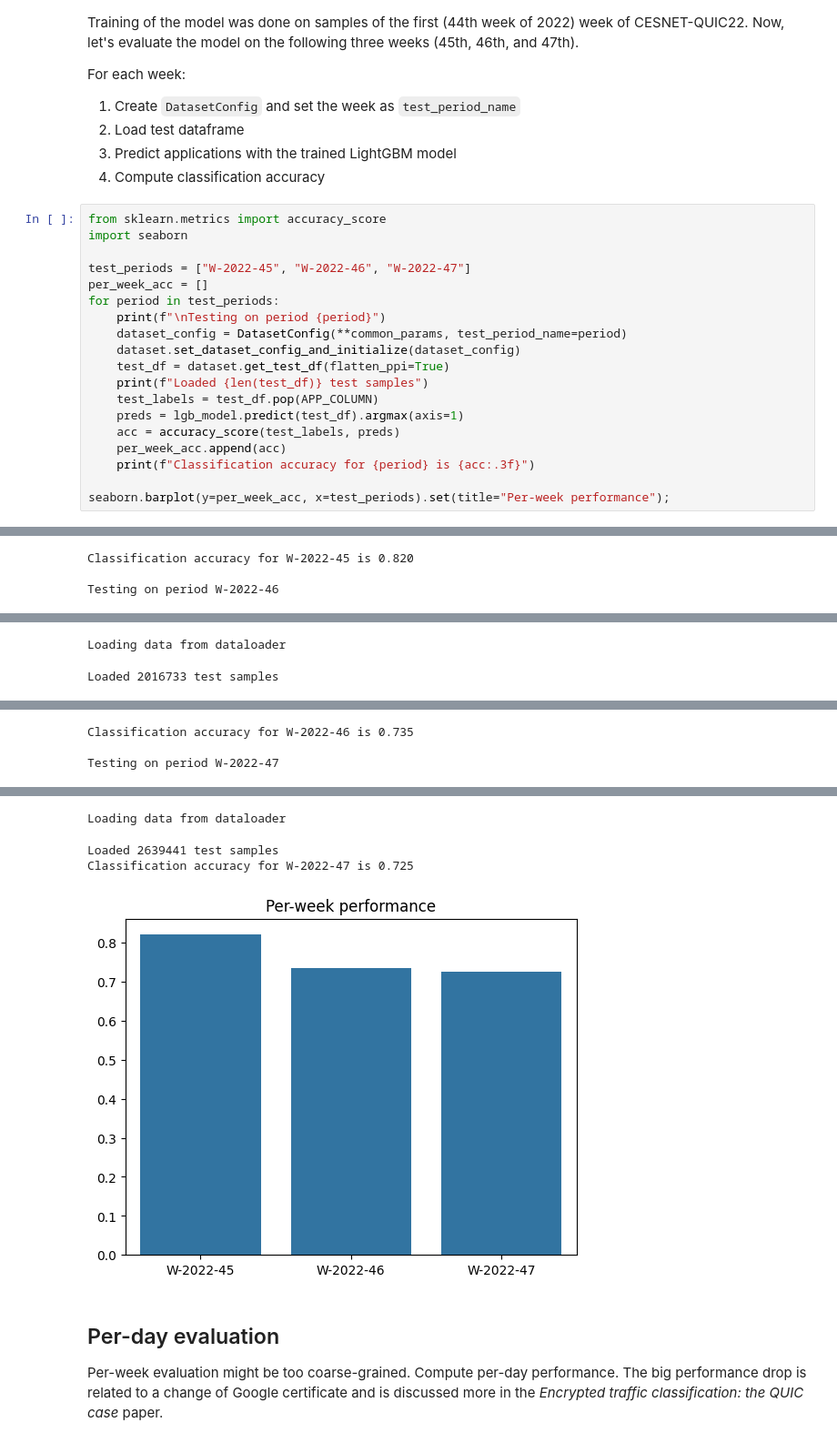
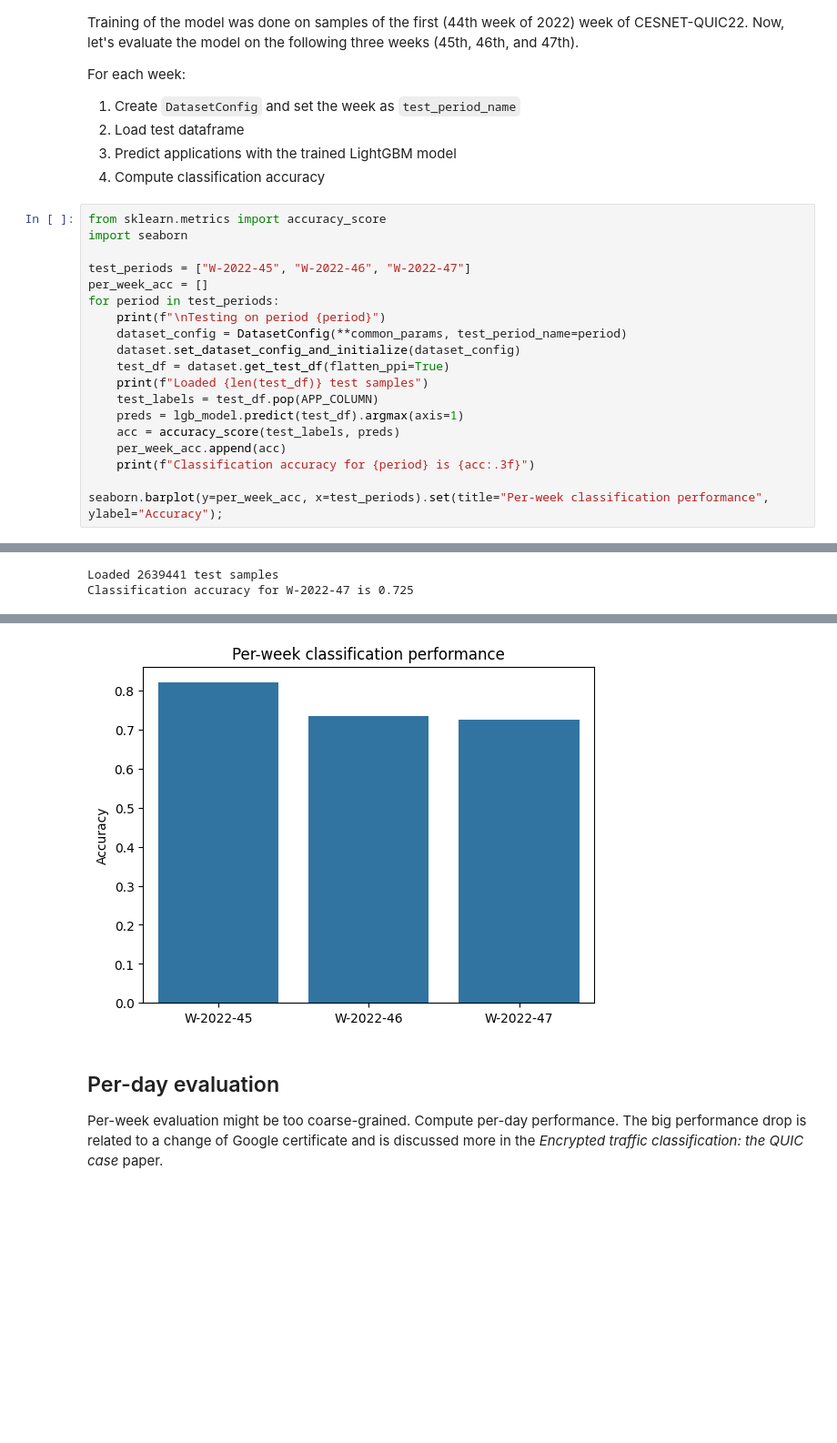
Before and after one commit to CESNET/cesnet-datazoo, a Jupyter notebook: notebooks/example_evaluation.ipynb, the cells around one changed output, grey strips where cells are left out. Shown at 91% size. Drawn from its saved outputs; the diff is of its cells as text; blank space fills up the shorter version.

```diff
--- a/notebooks/example_evaluation.ipynb
+++ b/notebooks/example_evaluation.ipynb
@@ -142,7 +142,7 @@ for period in test_periods:
     per_week_acc.append(acc)
     print(f"Classification accuracy for {period} is {acc:.3f}")
 
-seaborn.barplot(y=per_week_acc, x=test_periods).set(title="Per-week performance");
+seaborn.barplot(y=per_week_acc, x=test_periods).set(title="Per-week classification performance", ylabel="Accuracy");
 # %% [output]
 Testing on period W-2022-45
 Loading data from dataloader
@@ -151,3 +159,2 @@ Loaded 2551901 test samples
-Classification accuracy for W-2022-45 is 0.820
-
-Testing on period W-2022-46
+Loaded 2639441 test samples
+Classification accuracy for W-2022-47 is 0.725
@@ -162,2 +160,0 @@ Testing on period W-2022-46
-Loading data from dataloader
-Loaded 2016733 test samples
@@ -165,3 +160,0 @@ Loaded 2016733 test samples
-Classification accuracy for W-2022-46 is 0.735
-
-Testing on period W-2022-47
@@ -176,7 +161,4 @@ Testing on period W-2022-47
-Loading data from dataloader
-Loaded 2639441 test samples
-Classification accuracy for W-2022-47 is 0.725
-[figure, old version]
+[figure, new version]
 # %% [markdown]
 ## Per-day evaluation
 Per-week evaluation might be too coarse-grained. Compute per-day performance. The big performance drop is related to a change of Google certificate and is discussed more in the *Encrypted traffic classification: the QUIC case* paper.
```
Also changed, not shown: parts of 2 cells of this notebook, 9 other files.
